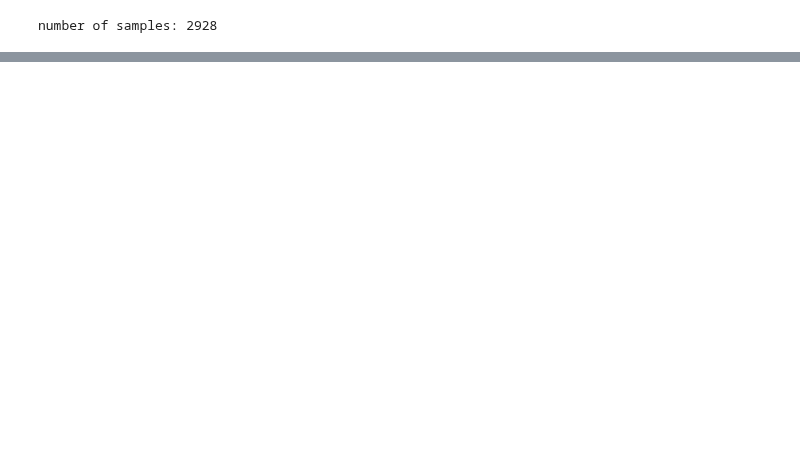
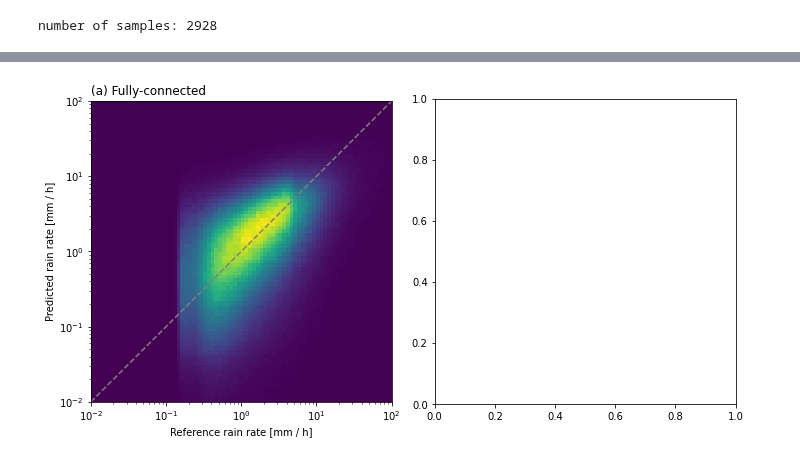
Before and after one commit to ingridingemarsson/geostat-masters-thesis, a Jupyter notebook: notebooks/test_xception.ipynb, the cells around one changed output, grey strips where cells are left out. Drawn from its saved outputs; the diff is of its cells as text; code cells hidden in the pictures; blank space fills up the shorter version.

```diff
--- a/notebooks/test_xception.ipynb
+++ b/notebooks/test_xception.ipynb
@@ -12,7 +14,7 @@ sys.path.append('../src/')
 from load_data import GOESRETRIEVALSDataset, Mask, RandomSmallVals, RandomCrop, Standardize, ToTensor
 # %%
 f = open('../path_to_data.txt', "r")
-path_to_data = os.path.join(f.read(),'data')
+path_to_data = os.path.join(f.readline().rstrip("\n"),'data')
 f.close()
 # %%
 xception = QRNN.load('../results/xception64_[100]_0.01__boxes_100_0.01_0_t5412_v1354[0, 1, 2, 3, 4, 5, 6, 7]_Adam_1622288705.386947.pckl') #xception.pckl')
@@ -30,5 +32,5 @@ def importData(BATCH_SIZE, path_to_data, path_to_stats, channel_inds, isTrain=Fa
         transform=transforms.Compose(transforms_list))
     print('number of samples:', len(dataset))
 
-    dataloader = DataLoader(dataset, batch_size=BATCH_SIZE, shuffle=True, num_workers=1)
+    dataloader = DataLoader(dataset, batch_size=BATCH_SIZE, shuffle=True, num_workers=0)
     return(dataset, dataloader)
@@ -48,0 +94,29 @@ number of samples: 2928
+# %%
+y_true_tot_c = np.concatenate(y_true_tot, axis=0)
+y_pred_tot_c = np.concatenate(y_pred_tot, axis=0)
+crps_tot_c = np.concatenate(crps_tot, axis=0)
+# %%
+bins = np.logspace(-2, 2, 81)
+freqs, _, _ = np.histogram2d(y_true_tot_c, y_pred_tot_c, bins=bins)
+# %%
+import matplotlib.pyplot as plt
+from matplotlib.colors import Normalize
+#norm = Normalize(0, 400)
+
+f, axs = plt.subplots(1, 2, figsize=(10, 5))
+
+ax = axs[0]
+ax.pcolormesh(bins, bins, freqs.T)#, norm=norm)
+ax.set_xlim([1e-2, 1e2])
+ax.set_ylim([1e-2, 1e2])
+ax.set_xscale("log")
+ax.set_yscale("log")
+ax.set_xlabel("Reference rain rate [mm / h]")
+ax.set_ylabel("Predicted rain rate [mm / h]")
+ax.set_title("(a) Fully-connected", loc="left")
+ax.plot(bins, bins, c="grey", ls="--")
+ax.set_aspect(1.0)
+
+plt.tight_layout()
+# %% [output]
+[figure, added]
```
Also changed, not shown: parts of 4 cells of this notebook, 5 other files.
